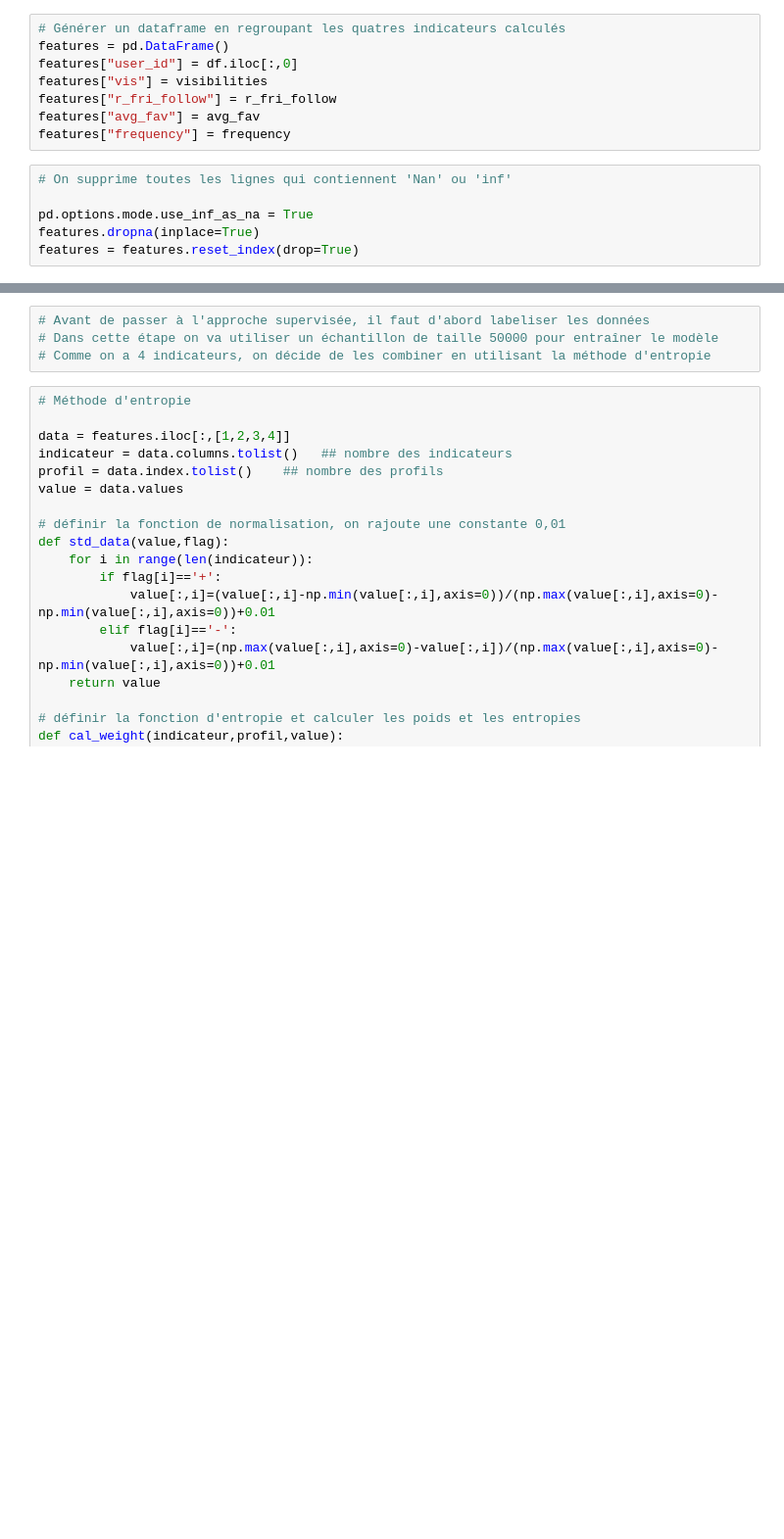
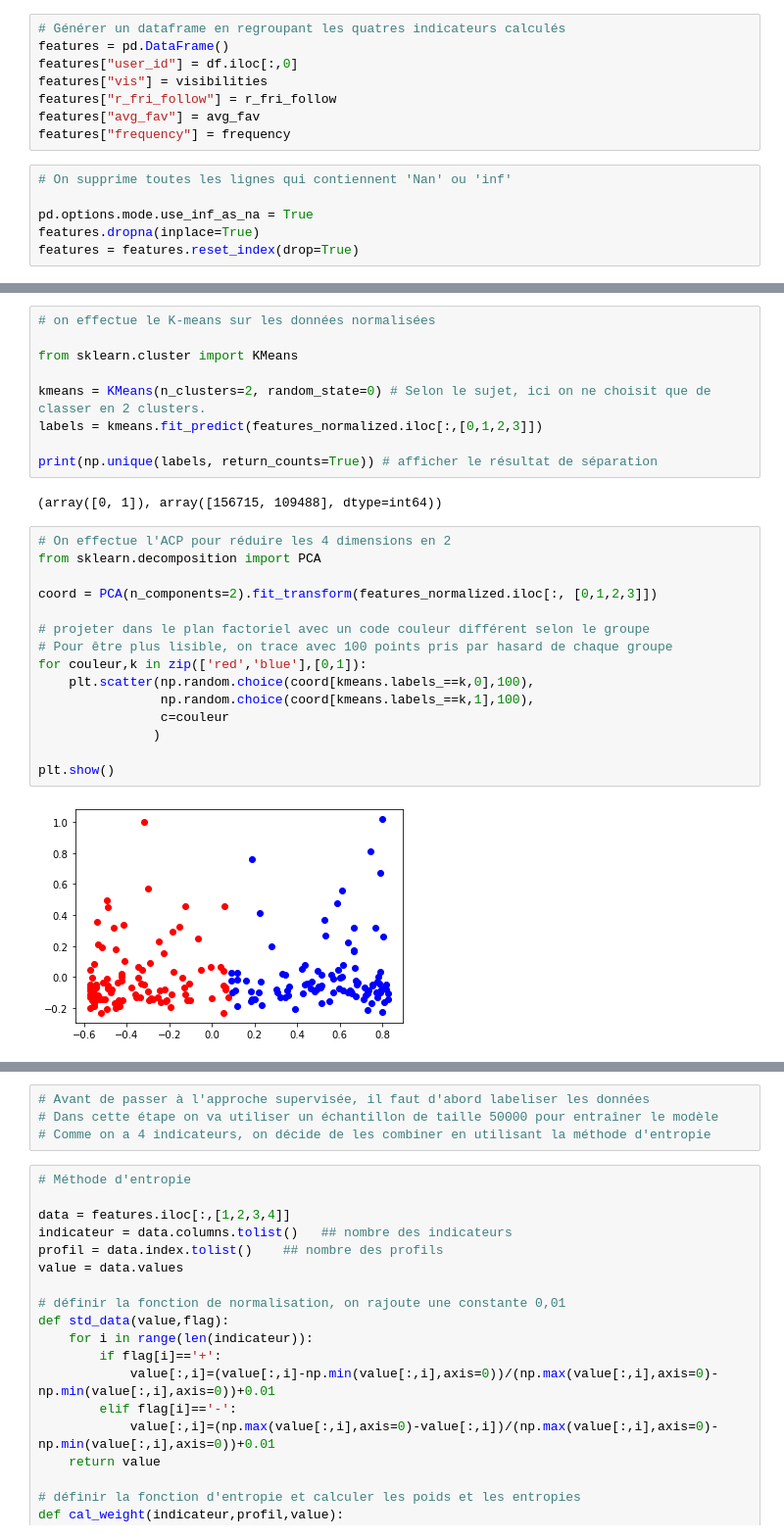
Before and after one commit to cug-sun/IF29_projet, a Jupyter notebook: Code définitif GR05.ipynb, the cells around one changed output, grey strips where cells are left out. Shown at 98% size. Saved outputs shown, nothing was run; the diff lists cells and outputs as text; blank space fills up the shorter version.

Commit message:
update kmeans

```diff
--- a/Code définitif GR05.ipynb
+++ b/Code définitif GR05.ipynb
@@ -205,0 +151,28 @@ features
+# %%
+# on effectue le K-means sur les données normalisées
+
+from sklearn.cluster import KMeans
+
+kmeans = KMeans(n_clusters=2, random_state=0) # Selon le sujet, ici on ne choisit que de classer en 2 clusters.
+labels = kmeans.fit_predict(features_normalized.iloc[:,[0,1,2,3]])
+
+print(np.unique(labels, return_counts=True)) # afficher le résultat de séparation
+# %% [output]
+(array([0, 1]), array([156715, 109488], dtype=int64))
+# %%
+# On effectue l'ACP pour réduire les 4 dimensions en 2
+from sklearn.decomposition import PCA
+
+coord = PCA(n_components=2).fit_transform(features_normalized.iloc[:, [0,1,2,3]])
+
+# projeter dans le plan factoriel avec un code couleur différent selon le groupe
+# Pour être plus lisible, on trace avec 100 points pris par hasard de chaque groupe
+for couleur,k in zip(['red','blue'],[0,1]):
+    plt.scatter(np.random.choice(coord[kmeans.labels_==k,0],100),
+                np.random.choice(coord[kmeans.labels_==k,1],100),
+                c=couleur
+               )
+
+plt.show()
+# %% [output]
+[figure, added]
```
Also changed, not shown: parts of 26 cells of this notebook.
